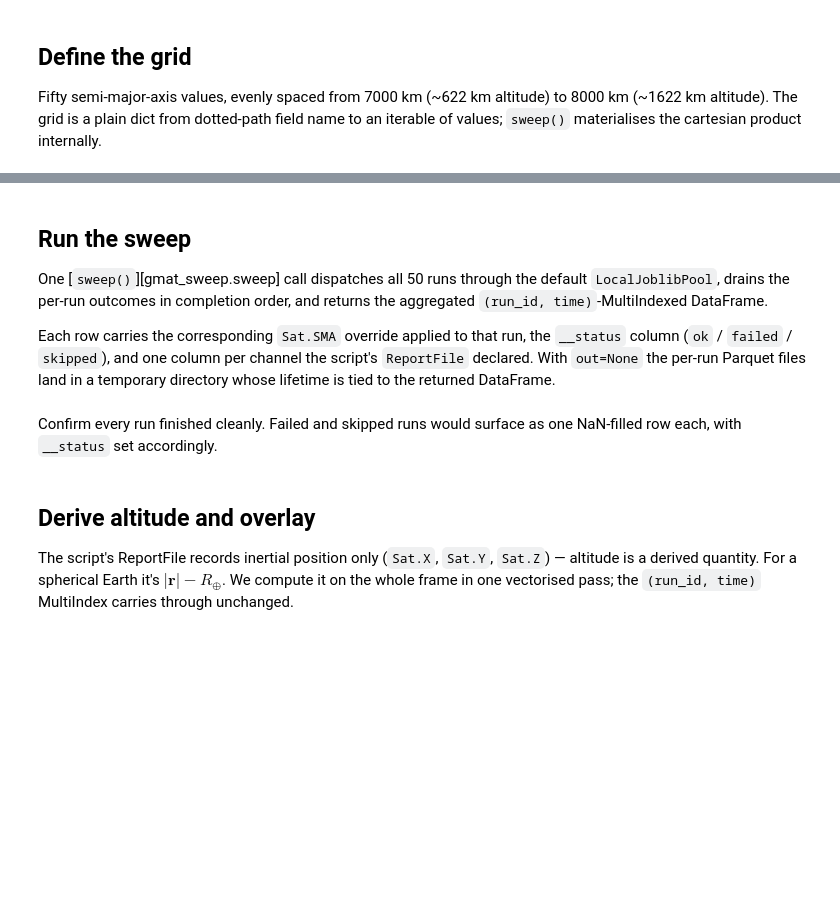
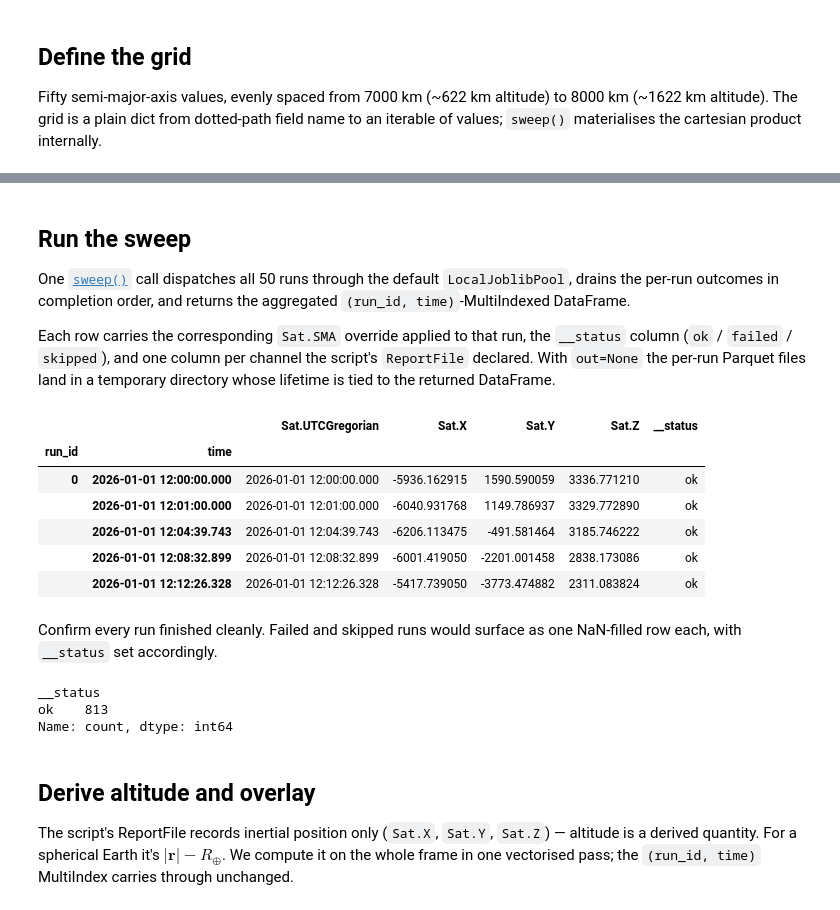
Before and after one commit to astro-tools/gmat-sweep, a Jupyter notebook: docs/examples/01_sma_scan.ipynb, the cells around one changed output, grey strips where cells are left out. Saved outputs shown, nothing was run; the diff lists cells and outputs as text; code cells hidden in the pictures; blank space fills up the shorter version.

```diff
--- a/docs/examples/01_sma_scan.ipynb
+++ b/docs/examples/01_sma_scan.ipynb
@@ -35,16 +53,28 @@ sma_values
 # %% [markdown]
 ## Run the sweep
 
-One [`sweep()`][gmat_sweep.sweep] call dispatches all 50 runs through the default `LocalJoblibPool`, drains the per-run outcomes in completion order, and returns the aggregated `(run_id, time)`-MultiIndexed DataFrame.
+One [`sweep()`](https://astro-tools.github.io/gmat-sweep/api/#gmat_sweep.sweep) call dispatches all 50 runs through the default `LocalJoblibPool`, drains the per-run outcomes in completion order, and returns the aggregated `(run_id, time)`-MultiIndexed DataFrame.
 
 Each row carries the corresponding `Sat.SMA` override applied to that run, the `__status` column (`ok` / `failed` / `skipped`), and one column per channel the script's `ReportFile` declared. With `out=None` the per-run Parquet files land in a temporary directory whose lifetime is tied to the returned DataFrame.
 # %%
-df = sweep(script_path, grid={"Sat.SMA": sma_values}, workers=-1)
+df = sweep(script_path, grid={"Sat.SMA": sma_values}, workers=-1, progress=False)
 df.head()
+# %% [output]
+|  |  | Sat.UTCGregorian | Sat.X | Sat.Y | Sat.Z | __status |
+| run_id | time |  |  |  |  |  |
+| 0 | 2026-01-01 12:00:00.000 | 2026-01-01 12:00:00.000 | -5936.162915 | 1590.590059 | 3336.771210 | ok |
+|  | 2026-01-01 12:01:00.000 | 2026-01-01 12:01:00.000 | -6040.931768 | 1149.786937 | 3329.772890 | ok |
+|  | 2026-01-01 12:04:39.743 | 2026-01-01 12:04:39.743 | -6206.113475 | -491.581464 | 3185.746222 | ok |
+|  | 2026-01-01 12:08:32.899 | 2026-01-01 12:08:32.899 | -6001.419050 | -2201.001458 | 2838.173086 | ok |
+|  | 2026-01-01 12:12:26.328 | 2026-01-01 12:12:26.328 | -5417.739050 | -3773.474882 | 2311.083824 | ok |
 # %% [markdown]
 Confirm every run finished cleanly. Failed and skipped runs would surface as one NaN-filled row each, with `__status` set accordingly.
 # %%
 df["__status"].value_counts()
+# %% [output]
+__status
+ok    813
+Name: count, dtype: int64
 # %% [markdown]
 ## Derive altitude and overlay
 
```
Also changed, not shown: parts of 5 cells of this notebook, 4 other files.
